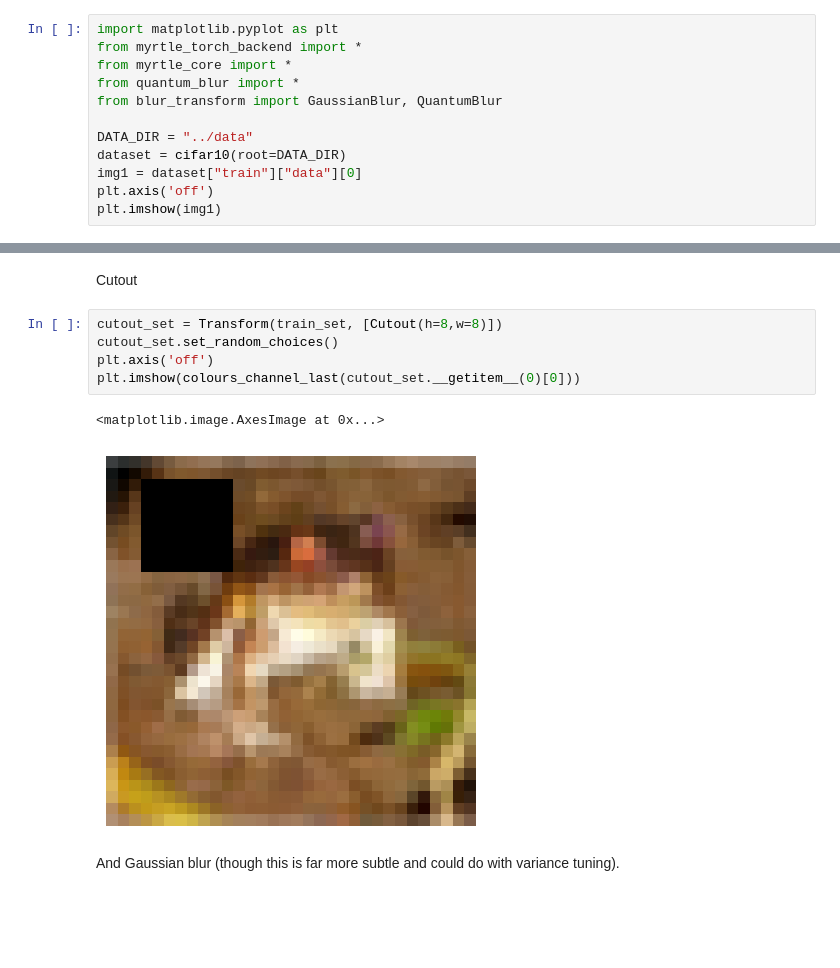
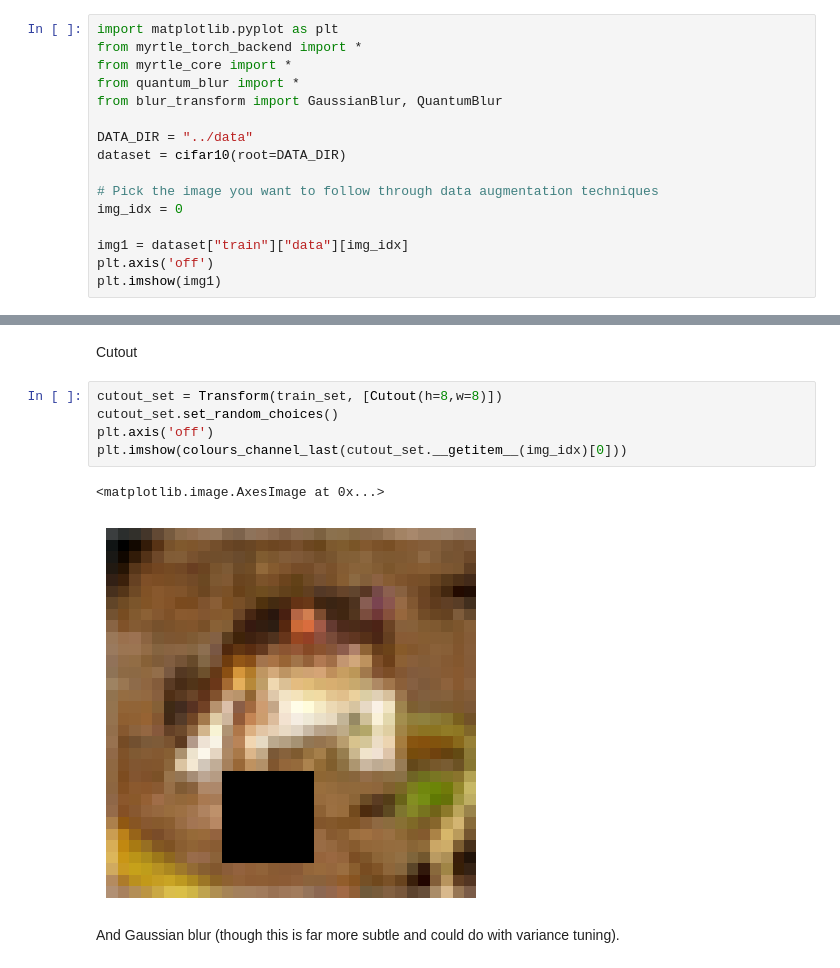
Before and after one commit to josephtedds/QuantumDataAugmentation, a Jupyter notebook: data_augmentation/quick_start.ipynb, the cells around one changed output, grey strips where cells are left out. Drawn from its saved outputs; the diff is of its cells as text; blank space fills up the shorter version.

```diff
--- a/data_augmentation/quick_start.ipynb
+++ b/data_augmentation/quick_start.ipynb
@@ -41,7 +41,11 @@ from blur_transform import GaussianBlur, QuantumBlur
 
 DATA_DIR = "../data"
 dataset = cifar10(root=DATA_DIR)
-img1 = dataset["train"]["data"][0]
+
+# Pick the image you want to follow through data augmentation techniques
+img_idx = 0
+
+img1 = dataset["train"]["data"][img_idx]
 plt.axis('off')
 plt.imshow(img1)
 # %% [output]
@@ -75,11 +79,11 @@ Cutout
 # %%
 cutout_set = Transform(train_set, [Cutout(h=8,w=8)])
 cutout_set.set_random_choices()
 plt.axis('off')
-plt.imshow(colours_channel_last(cutout_set.__getitem__(0)[0]))
+plt.imshow(colours_channel_last(cutout_set.__getitem__(img_idx)[0]))
 # %% [output]
 <matplotlib.image.AxesImage at 0x...>
-[figure, old version]
+[figure, new version]
 # %% [markdown]
 And Gaussian blur (though this is far more subtle and could do with variance tuning).
 # %%
```
Also changed, not shown: parts of 7 cells of this notebook, 5 other files.
